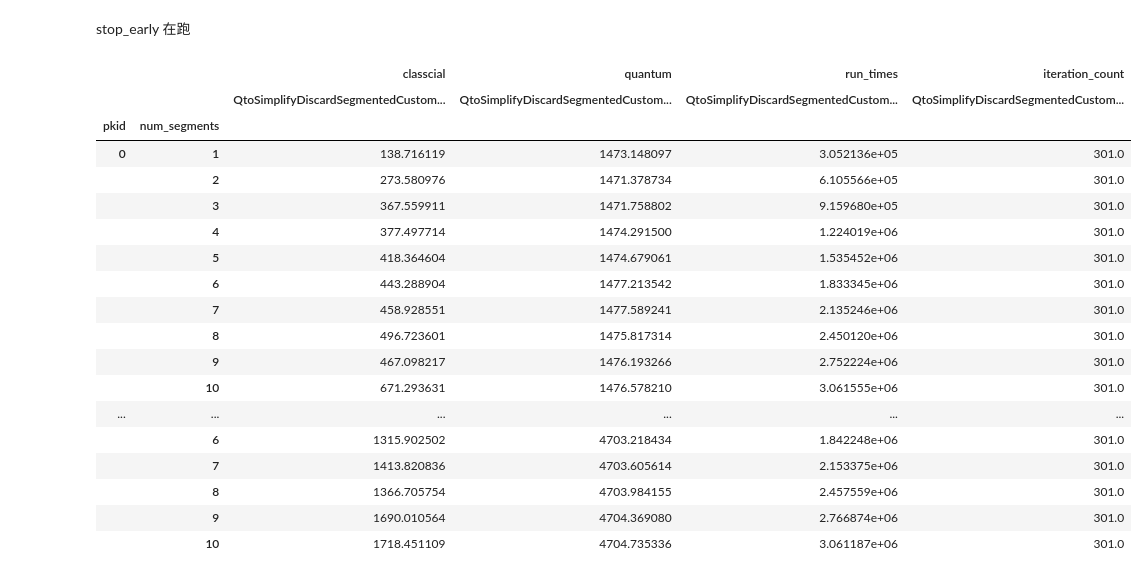
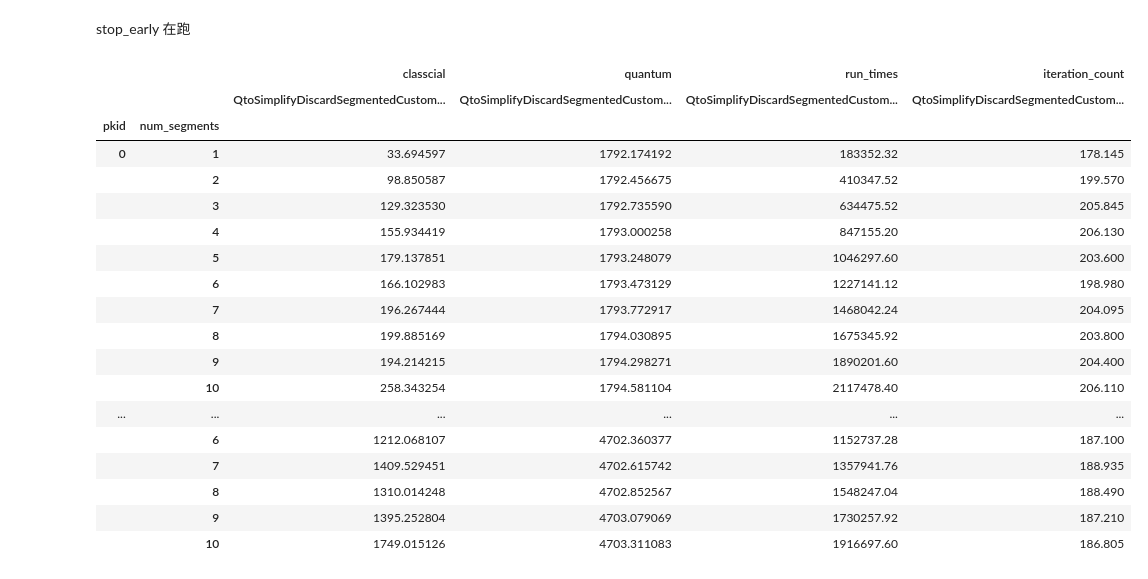
Before and after one commit to jiang7f/QTO, a Jupyter notebook: rebuttal/draw/exp5_latency_compare_by_diff_num_segments/latency.ipynb, the cells around one changed output. Saved outputs shown, nothing was run; the diff lists cells and outputs as text; code cells hidden in the pictures.

```diff
--- a/rebuttal/draw/exp5_latency_compare_by_diff_num_segments/latency.ipynb
+++ b/rebuttal/draw/exp5_latency_compare_by_diff_num_segments/latency.ipynb
@@ -9,13 +9,13 @@ import pandas as pd
 
 measure_latency = 1244.4444444444443
 # 读入 CSV 文件
-df = pd.read_csv('evaluate_num_segments.csv')
+df = pd.read_csv('evaluate_num_segments_stop_early.csv')
 # df = pd.read_csv('evaluate_seg.csv')
 
 df = df.drop(columns=['pbid'])
 df = df[df['ARG'] <= 100000]
-# df = df[df['classcial'] <= 500]
-# df = df[df['in_constraints_probs'] >= 99]
+
+
 
 # 读取 quantumtime.csv 文件，计算 quantum 时间
 df_quantum = pd.read_csv('quantumtime.csv')
@@ -38,49 +38,49 @@ df['quantum'] = df['quantum_new']
 
 # 删除合并时新增的 'quantum_new' 列
 df.drop(columns=['quantum_new'], inplace=True)
 
 df['pkid']=df['pkid'] % 2
 df['quantum'] = df['quantum'] + measure_latency * (df['run_times'] - 300 * 1024) / 1e9
 
 grouped_df = df.groupby(['pkid', 'num_segments', 'method'], as_index=False).agg({
     'iteration_count':'mean',
     'classcial':'max',
     'quantum':'mean',
     'run_times':'mean',
 })
 
 ## 分组并把组作为索引
 pivot_df = grouped_df.pivot(index =['pkid','num_segments'], columns='method', values=['quantum', 'classcial', 'run_times','iteration_count'])
 # pivot_df = grouped_df.pivot(index =['pkid','variables','constraints'], columns='method', values=['best_solution_probs','in_constraints_probs',"ARG",'iteration_count'])
 
 method_order = ['QtoSimplifyDiscardSegmentedCustomSolver']
 # method_order = ['HeaSolver', 'PenaltySolver', 'ChocoSolver', 'QtoSolver ', 'QtoSimplifySolver', 'QtoSimplifyDiscardSolver', 'QtoSimplifyDiscardSegmentedCustomSolver']
 # method_order = ['ChocoSolver', 'QtoSolver', 'QtoSimplifySolver', 'QtoSimplifyDiscardSolver']
 # method_order = ['ChocoSolver']
 # method_order = ['QtoSimplifyDiscardSegmentedCustomSolver']
 pivot_df = pivot_df.reindex(columns=pd.MultiIndex.from_product([['classcial', "quantum",'run_times','iteration_count'], method_order]))
 
 pivot_df
 # %% [output]
 |  |  | classcial | quantum | run_times | iteration_count |
 |  |  | QtoSimplifyDiscardSegmentedCustom... | QtoSimplifyDiscardSegmentedCustom... | QtoSimplifyDiscardSegmentedCustom... | QtoSimplifyDiscardSegmentedCustom... |
 | pkid | num_segments |  |  |  |  |
-| 0 | 1 | 138.716119 | 1473.148097 | 3.052136e+05 | 301.0 |
-|  | 2 | 273.580976 | 1471.378734 | 6.105566e+05 | 301.0 |
-|  | 3 | 367.559911 | 1471.758802 | 9.159680e+05 | 301.0 |
-|  | 4 | 377.497714 | 1474.291500 | 1.224019e+06 | 301.0 |
-|  | 5 | 418.364604 | 1474.679061 | 1.535452e+06 | 301.0 |
-|  | 6 | 443.288904 | 1477.213542 | 1.833345e+06 | 301.0 |
-|  | 7 | 458.928551 | 1477.589241 | 2.135246e+06 | 301.0 |
-|  | 8 | 496.723601 | 1475.817314 | 2.450120e+06 | 301.0 |
-|  | 9 | 467.098217 | 1476.193266 | 2.752224e+06 | 301.0 |
-|  | 10 | 671.293631 | 1476.578210 | 3.061555e+06 | 301.0 |
+| 0 | 1 | 33.694597 | 1792.174192 | 183352.32 | 178.145 |
+|  | 2 | 98.850587 | 1792.456675 | 410347.52 | 199.570 |
+|  | 3 | 129.323530 | 1792.735590 | 634475.52 | 205.845 |
+|  | 4 | 155.934419 | 1793.000258 | 847155.20 | 206.130 |
+|  | 5 | 179.137851 | 1793.248079 | 1046297.60 | 203.600 |
+|  | 6 | 166.102983 | 1793.473129 | 1227141.12 | 198.980 |
+|  | 7 | 196.267444 | 1793.772917 | 1468042.24 | 204.095 |
+|  | 8 | 199.885169 | 1794.030895 | 1675345.92 | 203.800 |
+|  | 9 | 194.214215 | 1794.298271 | 1890201.60 | 204.400 |
+|  | 10 | 258.343254 | 1794.581104 | 2117478.40 | 206.110 |
 | ... | ... | ... | ... | ... | ... |
-|  | 6 | 1315.902502 | 4703.218434 | 1.842248e+06 | 301.0 |
-|  | 7 | 1413.820836 | 4703.605614 | 2.153375e+06 | 301.0 |
-|  | 8 | 1366.705754 | 4703.984155 | 2.457559e+06 | 301.0 |
-|  | 9 | 1690.010564 | 4704.369080 | 2.766874e+06 | 301.0 |
-|  | 10 | 1718.451109 | 4704.735336 | 3.061187e+06 | 301.0 |
+|  | 6 | 1212.068107 | 4702.360377 | 1152737.28 | 187.100 |
+|  | 7 | 1409.529451 | 4702.615742 | 1357941.76 | 188.935 |
+|  | 8 | 1310.014248 | 4702.852567 | 1548247.04 | 188.490 |
+|  | 9 | 1395.252804 | 4703.079069 | 1730257.92 | 187.210 |
+|  | 10 | 1749.015126 | 4703.311083 | 1916697.60 | 186.805 |
 # %%
 import pandas as pd
 import matplotlib.pyplot as plt
```
Also changed, not shown: parts of 2 cells of this notebook, 12 other files.
